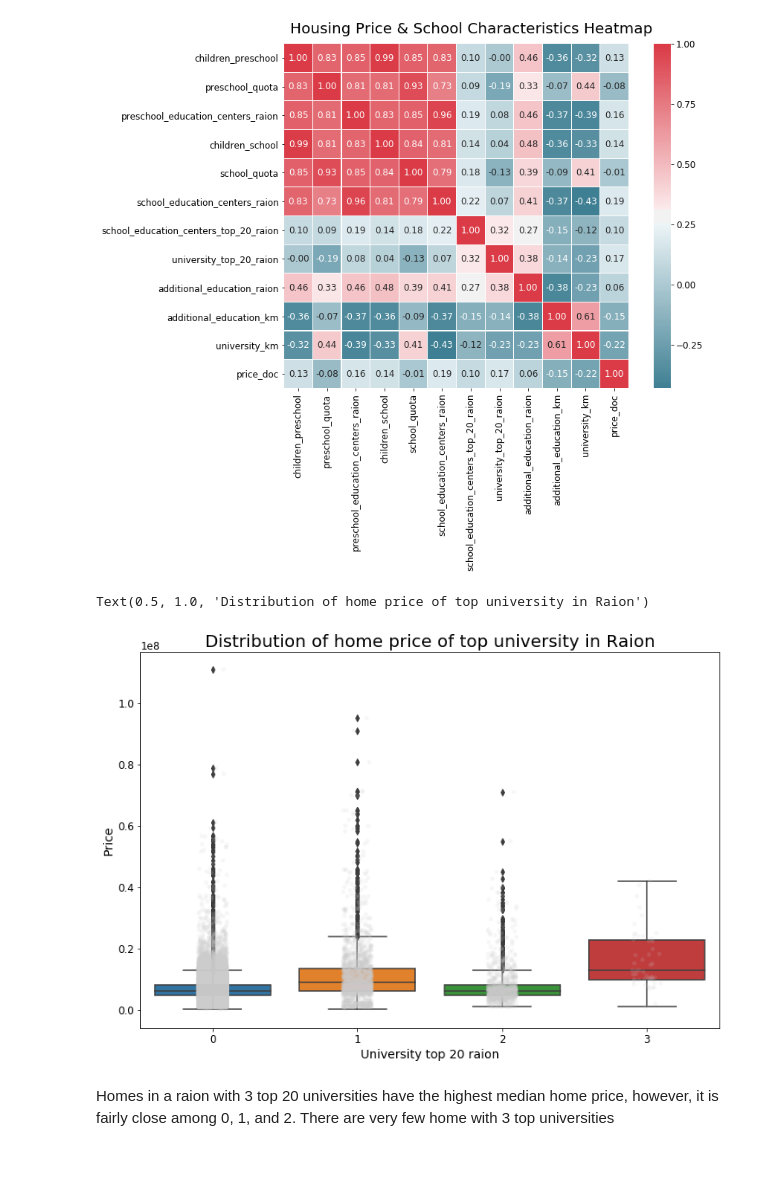
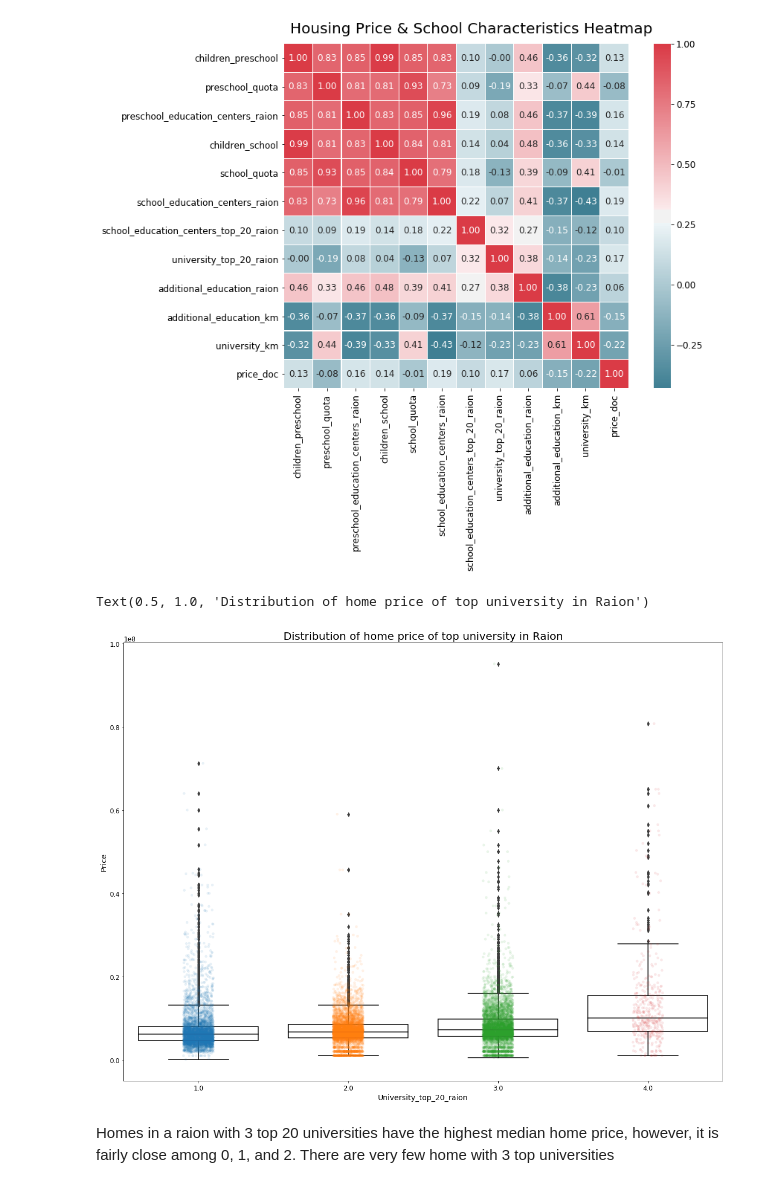
Before and after one commit to tungtokyo1108/Black-Box-Variational-Inference-for-Biological-computation, a Jupyter notebook: Python for Data Science/Sberbank Russian Housing Market/Sberbank Exploratory Analysis.ipynb, the cells around one changed output. Cells and saved outputs as stored; diff of their text form; code cells hidden in the pictures; blank space fills up the shorter version.

```diff
--- a/Python for Data Science/Sberbank Russian Housing Market/Sberbank Exploratory Analysis.ipynb
+++ b/Python for Data Science/Sberbank Russian Housing Market/Sberbank Exploratory Analysis.ipynb
@@ -515,16 +515,17 @@ t = f.suptitle('Housing Price & School Characteristics Heatmap', fontsize=20)
 # %% [output]
 [figure]
 # %%
-f, ax = plt.subplots(figsize=(12,8))
-sns.stripplot(x="university_top_20_raion", y="price_doc", data=data, jitter=True,
-              alpha=.15, color=".8")
-sns.boxplot(x="university_top_20_raion", y="price_doc", data=data)
-ax.set_xlabel('University top 20 raion', fontsize=14)
+f, ax = plt.subplots(figsize=(20,15))
+sns.boxplot(x="state", y="price_doc", data=data)
+plt.setp(ax.artists, edgecolor='black', facecolor='w', alpha=1)
+plt.setp(ax.lines, color='black', alpha=1)
+ax = sns.stripplot(x="state", y="price_doc", data=data, jitter=True, alpha=0.1)
+ax.set_xlabel('University_top_20_raion', fontsize=14)
 ax.set_ylabel('Price', fontsize=14)
 ax.set_title('Distribution of home price of top university in Raion', fontsize=20)
 # %% [output]
 Text(0.5, 1.0, 'Distribution of home price of top university in Raion')
-[figure, old version]
+[figure, new version]
 # %% [markdown]
 Homes in a raion with 3 top 20 universities have the highest median home price, however, it is fairly close among 0, 1, and 2. There are very few home with 3 top universities
 # %%
```
Also changed, not shown: parts of 1 cell of this notebook.
